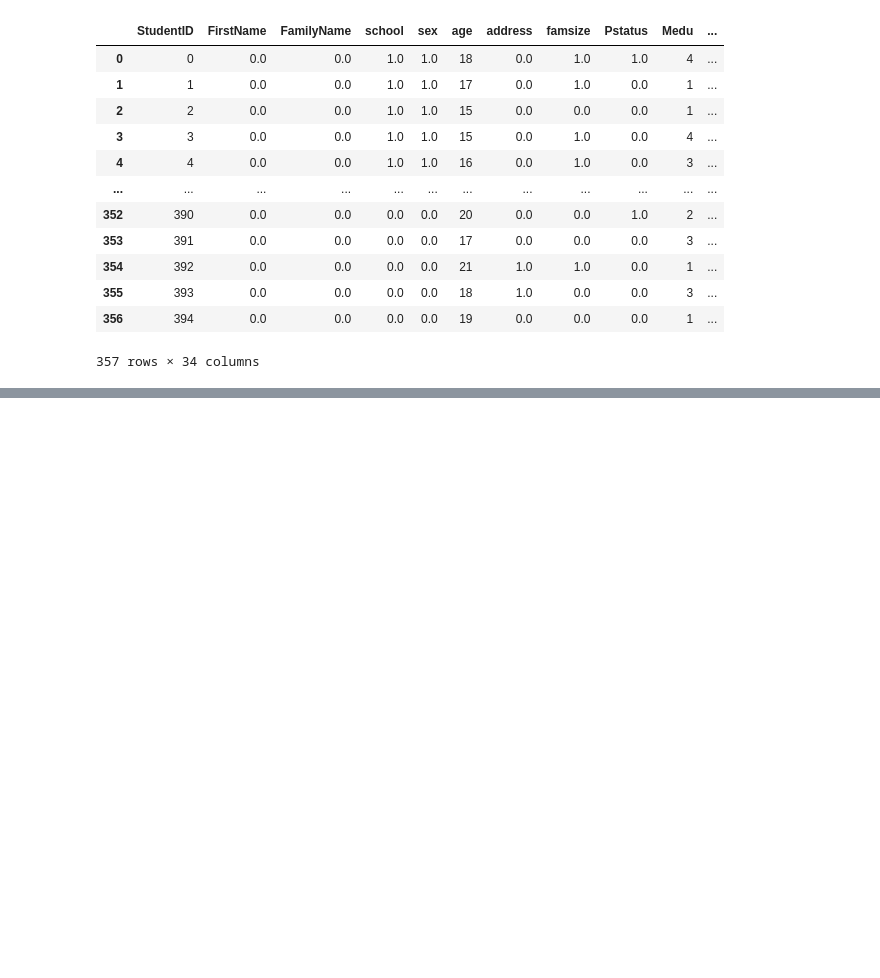
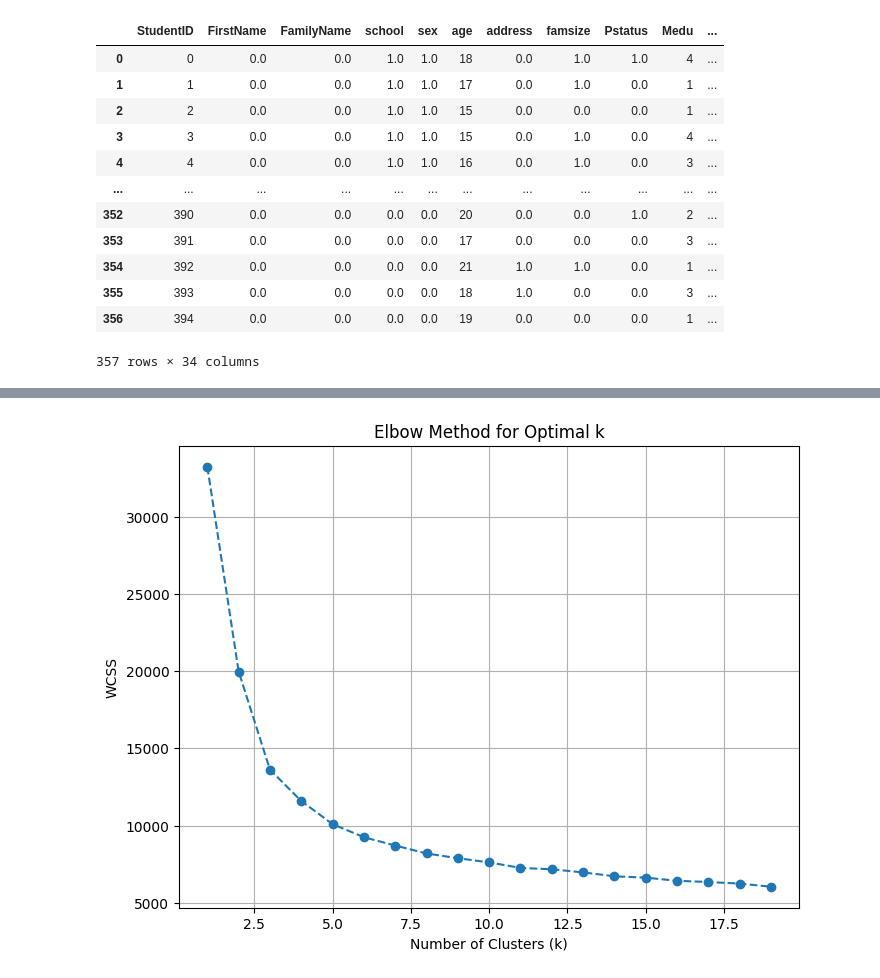
Before and after one commit to hamzaf96/Improvability_Score, a Jupyter notebook: code/notebooks/exploration.ipynb, the cells around one changed output, grey strips where cells are left out. Cells and saved outputs as stored; diff of their text form; code cells hidden in the pictures; blank space fills up the shorter version.

Commit message:
start model class

```diff
--- a/code/notebooks/exploration.ipynb
+++ b/code/notebooks/exploration.ipynb
@@ -97,0 +129,24 @@ df
+# %%
+import matplotlib.pyplot as plt
+from sklearn.cluster import KMeans
+from sklearn.datasets import make_blobs
+
+
+
+# Calculate the Within-Cluster-Sum-of-Squares (WCSS) for different values of k
+wcss = []
+for k in range(1, 20):
+    kmeans = KMeans(n_clusters=k, init='k-means++', max_iter=300, n_init=10, random_state=0)
+    kmeans.fit(df.iloc[:,3:])
+    wcss.append(kmeans.inertia_)  # Inertia is the WCSS for that model
+
+# Plot the elbow method curve
+plt.figure(figsize=(8, 6))
+plt.plot(range(1, 20), wcss, marker='o', linestyle='--')
+plt.title('Elbow Method for Optimal k')
+plt.xlabel('Number of Clusters (k)')
+plt.ylabel('WCSS')
+plt.grid()
+plt.show()
+# %% [output]
+[figure, added]
```
Also changed, not shown: parts of 8 cells of this notebook, 3 other files.
